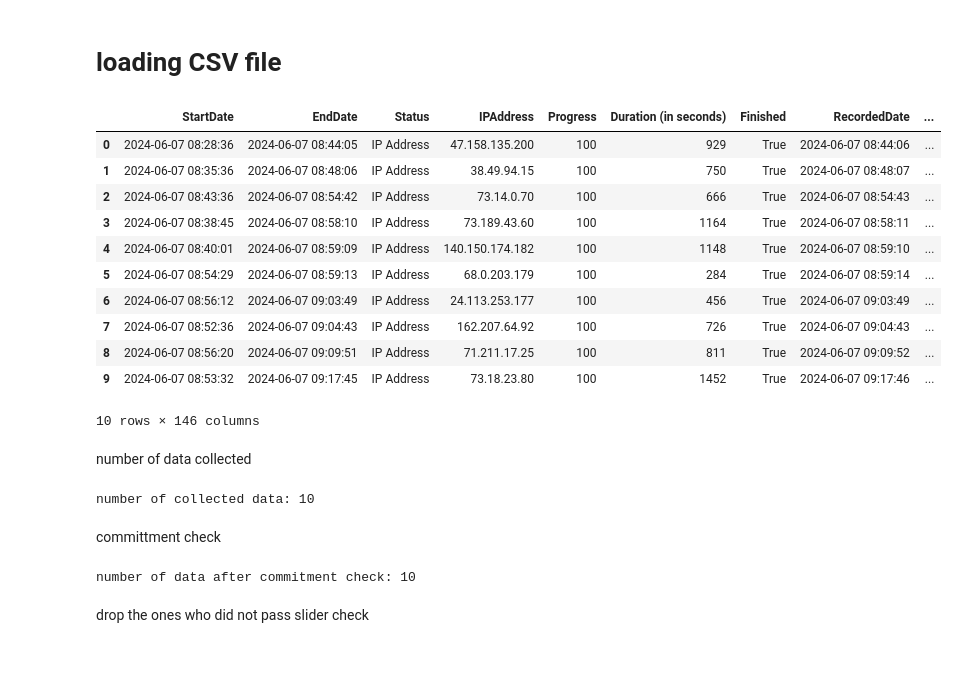
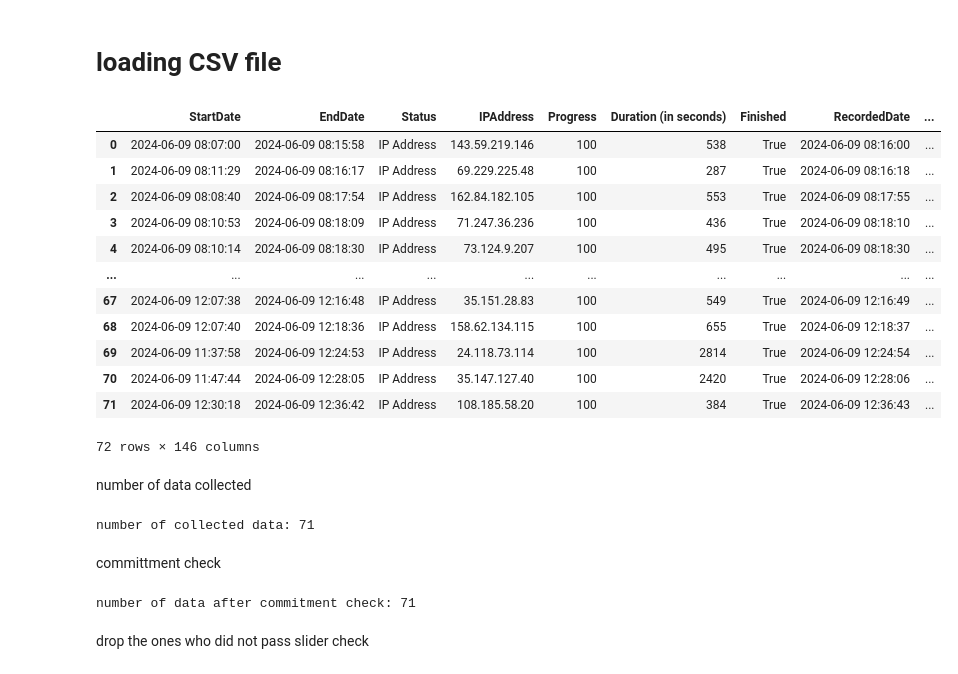
Before and after one commit to aminmarani/topic_modeling_comparison, a Jupyter notebook: data_analysis.ipynb, the cells around one changed output. Drawn from its saved outputs; the diff is of its cells as text; code cells hidden in the pictures.

```diff
--- a/data_analysis.ipynb
+++ b/data_analysis.ipynb
@@ -7,35 +7,36 @@
 # %%
 import pandas as pd
 
-df = pd.read_csv('./data/qualtrics/Topic_Item_Assessment_June+8,+2024_17.22.csv').iloc[2:].reset_index().drop(columns=['index'])
+df = pd.read_csv('./data/qualtrics/Topic_Item_Assessment_June+9,+2024_19.28.csv').iloc[2:].reset_index().drop(columns=['index'])
 df
 # %% [output]
 |  | StartDate | EndDate | Status | IPAddress | Progress | Duration (in seconds) | Finished | RecordedDate | ... |
-| 0 | 2024-06-07 08:28:36 | 2024-06-07 08:44:05 | IP Address | 47.158.135.200 | 100 | 929 | True | 2024-06-07 08:44:06 | ... |
-| 1 | 2024-06-07 08:35:36 | 2024-06-07 08:48:06 | IP Address | 38.49.94.15 | 100 | 750 | True | 2024-06-07 08:48:07 | ... |
-| 2 | 2024-06-07 08:43:36 | 2024-06-07 08:54:42 | IP Address | 73.14.0.70 | 100 | 666 | True | 2024-06-07 08:54:43 | ... |
-| 3 | 2024-06-07 08:38:45 | 2024-06-07 08:58:10 | IP Address | 73.189.43.60 | 100 | 1164 | True | 2024-06-07 08:58:11 | ... |
-| 4 | 2024-06-07 08:40:01 | 2024-06-07 08:59:09 | IP Address | 140.150.174.182 | 100 | 1148 | True | 2024-06-07 08:59:10 | ... |
-| 5 | 2024-06-07 08:54:29 | 2024-06-07 08:59:13 | IP Address | 68.0.203.179 | 100 | 284 | True | 2024-06-07 08:59:14 | ... |
-| 6 | 2024-06-07 08:56:12 | 2024-06-07 09:03:49 | IP Address | 24.113.253.177 | 100 | 456 | True | 2024-06-07 09:03:49 | ... |
-| 7 | 2024-06-07 08:52:36 | 2024-06-07 09:04:43 | IP Address | 162.207.64.92 | 100 | 726 | True | 2024-06-07 09:04:43 | ... |
-| 8 | 2024-06-07 08:56:20 | 2024-06-07 09:09:51 | IP Address | 71.211.17.25 | 100 | 811 | True | 2024-06-07 09:09:52 | ... |
-| 9 | 2024-06-07 08:53:32 | 2024-06-07 09:17:45 | IP Address | 73.18.23.80 | 100 | 1452 | True | 2024-06-07 09:17:46 | ... |
+| 0 | 2024-06-09 08:07:00 | 2024-06-09 08:15:58 | IP Address | 143.59.219.146 | 100 | 538 | True | 2024-06-09 08:16:00 | ... |
+| 1 | 2024-06-09 08:11:29 | 2024-06-09 08:16:17 | IP Address | 69.229.225.48 | 100 | 287 | True | 2024-06-09 08:16:18 | ... |
+| 2 | 2024-06-09 08:08:40 | 2024-06-09 08:17:54 | IP Address | 162.84.182.105 | 100 | 553 | True | 2024-06-09 08:17:55 | ... |
+| 3 | 2024-06-09 08:10:53 | 2024-06-09 08:18:09 | IP Address | 71.247.36.236 | 100 | 436 | True | 2024-06-09 08:18:10 | ... |
+| 4 | 2024-06-09 08:10:14 | 2024-06-09 08:18:30 | IP Address | 73.124.9.207 | 100 | 495 | True | 2024-06-09 08:18:30 | ... |
+| ... | ... | ... | ... | ... | ... | ... | ... | ... | ... |
+| 67 | 2024-06-09 12:07:38 | 2024-06-09 12:16:48 | IP Address | 35.151.28.83 | 100 | 549 | True | 2024-06-09 12:16:49 | ... |
+| 68 | 2024-06-09 12:07:40 | 2024-06-09 12:18:36 | IP Address | 158.62.134.115 | 100 | 655 | True | 2024-06-09 12:18:37 | ... |
+| 69 | 2024-06-09 11:37:58 | 2024-06-09 12:24:53 | IP Address | 24.118.73.114 | 100 | 2814 | True | 2024-06-09 12:24:54 | ... |
+| 70 | 2024-06-09 11:47:44 | 2024-06-09 12:28:05 | IP Address | 35.147.127.40 | 100 | 2420 | True | 2024-06-09 12:28:06 | ... |
+| 71 | 2024-06-09 12:30:18 | 2024-06-09 12:36:42 | IP Address | 108.185.58.20 | 100 | 384 | True | 2024-06-09 12:36:43 | ... |
-10 rows × 146 columns
+72 rows × 146 columns
 # %% [markdown]
 number of data collected
 # %%
 df = df[df.prolific_id_question.str.len() > 5]
 print('number of collected data: {0}'.format(len(df)))
 # %% [output]
-number of collected data: 10
+number of collected data: 71
 # %% [markdown]
 committment check
 # %%
 df = df[df.Commitment_question == 'Yes, I will.']
 print('number of data after commitment check: {0}'.format(len(df)))
 # %% [output]
-number of data after commitment check: 10
+number of data after commitment check: 71
 # %% [markdown]
 drop the ones who did not pass slider check
 # %%
```
Also changed, not shown: parts of 10 cells of this notebook.
